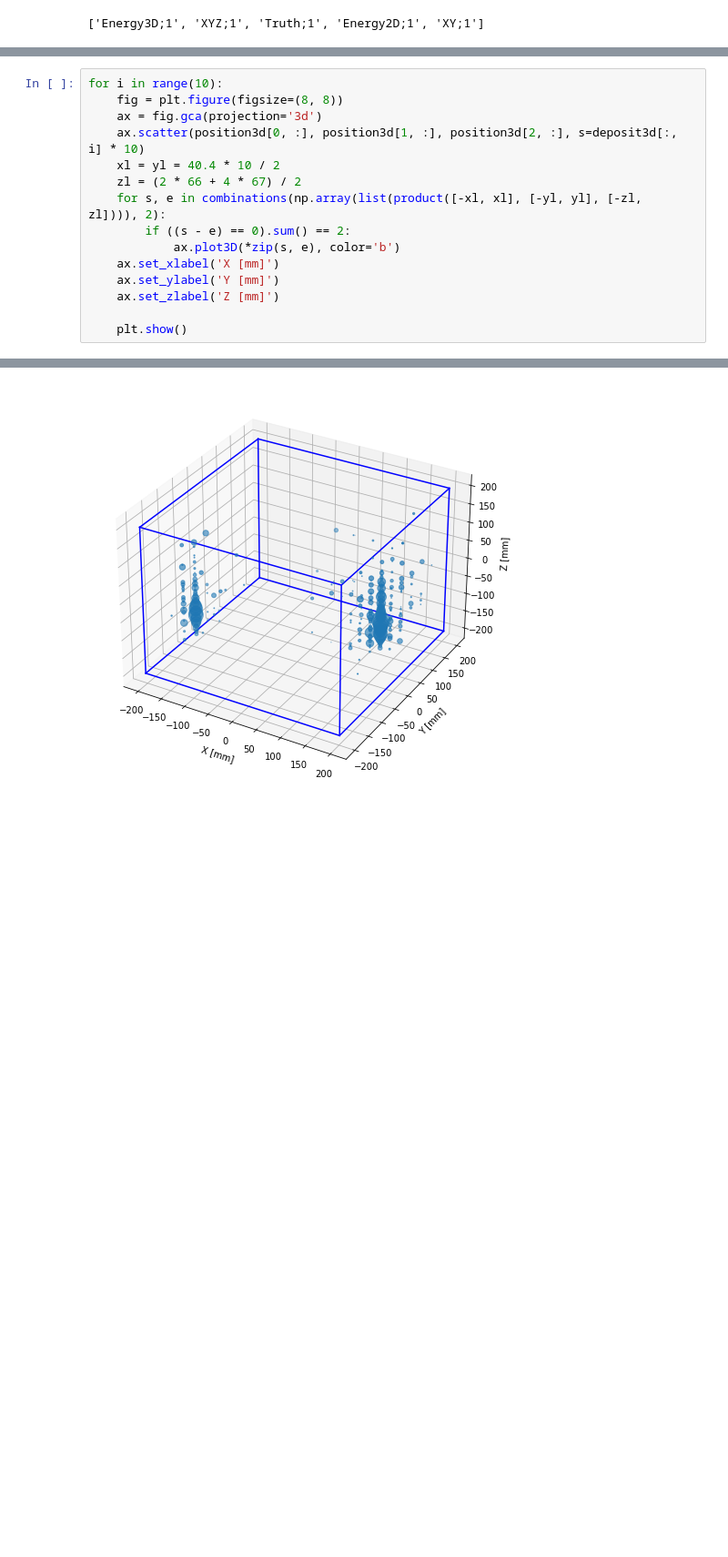
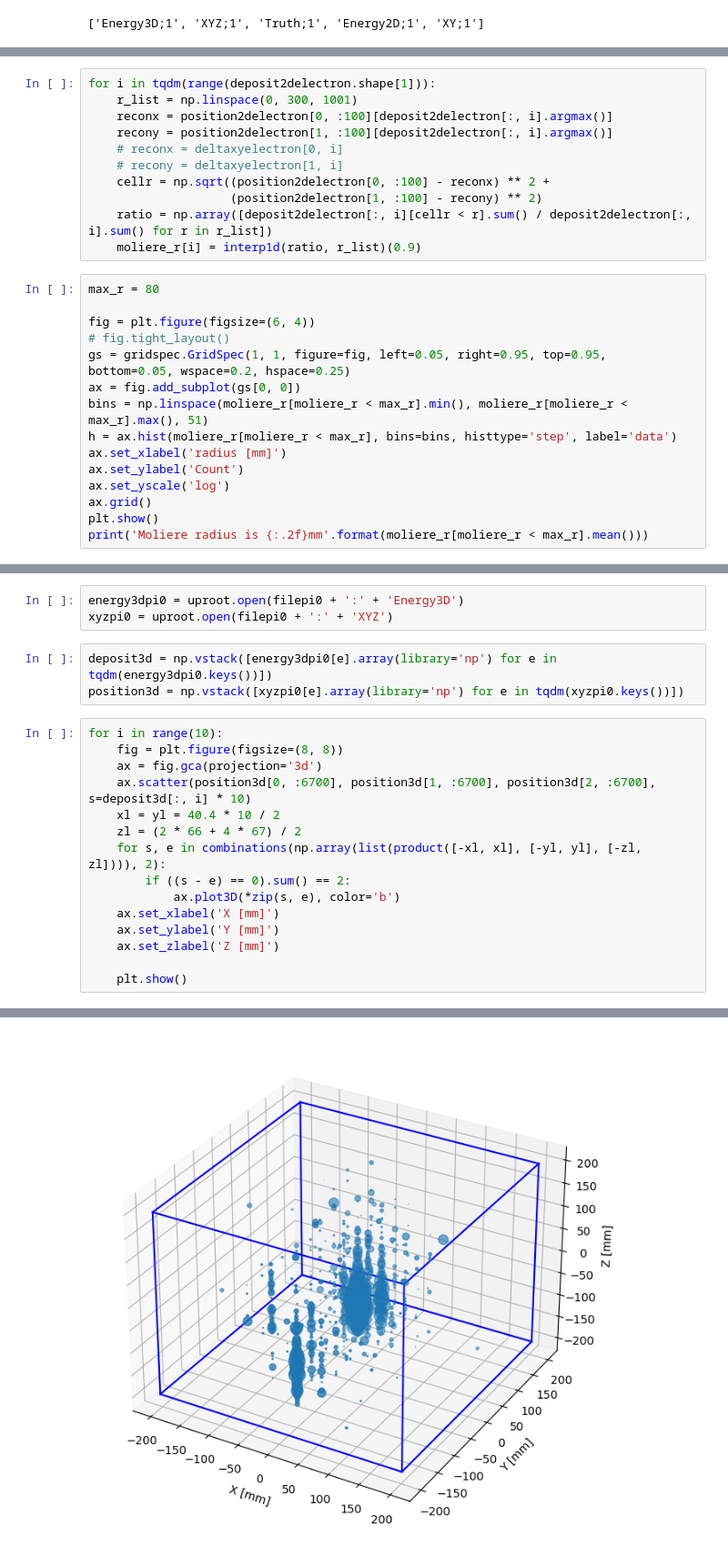
Before and after one commit to dachengx/Calorimeter, a Jupyter notebook: Energy.ipynb, the cells around one changed output, grey strips where cells are left out. Shown at 91% size. Cells and saved outputs as stored; diff of their text form; blank space fills up the shorter version.

```diff
--- a/Energy.ipynb
+++ b/Energy.ipynb
@@ -33,0 +249,26 @@ truthexy = np.vstack([truth[e].array(library='np') for e in tqdm(truth.keys())])
+# %%
+for i in tqdm(range(deposit2delectron.shape[1])):
+    r_list = np.linspace(0, 300, 1001)
+    reconx = position2delectron[0, :100][deposit2delectron[:, i].argmax()]
+    recony = position2delectron[1, :100][deposit2delectron[:, i].argmax()]
+    # reconx = deltaxyelectron[0, i]
+    # recony = deltaxyelectron[1, i]
+    cellr = np.sqrt((position2delectron[0, :100] - reconx) ** 2 +
+                    (position2delectron[1, :100] - recony) ** 2)
+    ratio = np.array([deposit2delectron[:, i][cellr < r].sum() / deposit2delectron[:, i].sum() for r in r_list])
+    moliere_r[i] = interp1d(ratio, r_list)(0.9)
+# %%
+max_r = 80
+
+fig = plt.figure(figsize=(6, 4))
+# fig.tight_layout()
+gs = gridspec.GridSpec(1, 1, figure=fig, left=0.05, right=0.95, top=0.95, bottom=0.05, wspace=0.2, hspace=0.25)
+ax = fig.add_subplot(gs[0, 0])
+bins = np.linspace(moliere_r[moliere_r < max_r].min(), moliere_r[moliere_r < max_r].max(), 51)
+h = ax.hist(moliere_r[moliere_r < max_r], bins=bins, histtype='step', label='data')
+ax.set_xlabel('radius [mm]')
+ax.set_ylabel('Count')
+ax.set_yscale('log')
+ax.grid()
+plt.show()
+print('Moliere radius is {:.2f}mm'.format(moliere_r[moliere_r < max_r].mean()))
@@ -36,8 +280,14 @@ truthexy = np.vstack([truth[e].array(library='np') for e in tqdm(truth.keys())])
+# %%
+energy3dpi0 = uproot.open(filepi0 + ':' + 'Energy3D')
+xyzpi0 = uproot.open(filepi0 + ':' + 'XYZ')
+# %%
+deposit3d = np.vstack([energy3dpi0[e].array(library='np') for e in tqdm(energy3dpi0.keys())])
+position3d = np.vstack([xyzpi0[e].array(library='np') for e in tqdm(xyzpi0.keys())])
 # %%
 for i in range(10):
     fig = plt.figure(figsize=(8, 8))
     ax = fig.gca(projection='3d')
-    ax.scatter(position3d[0, :], position3d[1, :], position3d[2, :], s=deposit3d[:, i] * 10)
+    ax.scatter(position3d[0, :6700], position3d[1, :6700], position3d[2, :6700], s=deposit3d[:, i] * 10)
     xl = yl = 40.4 * 10 / 2
     zl = (2 * 66 + 4 * 67) / 2
     for s, e in combinations(np.array(list(product([-xl, xl], [-yl, yl], [-zl, zl]))), 2):
@@ -58 +308 @@ for i in range(10):
-[figure, old version]
+[figure, new version]
```
Also changed, not shown: parts of 39 cells of this notebook.
